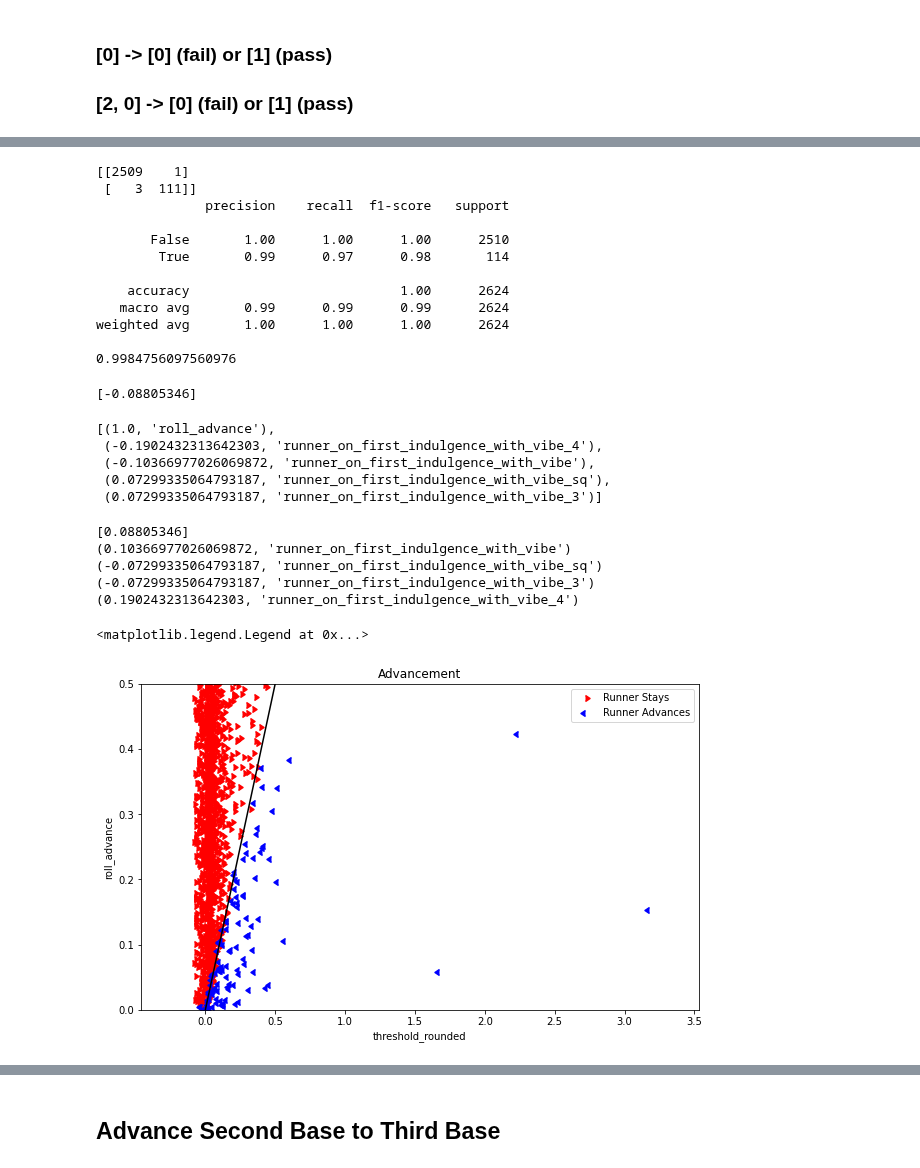
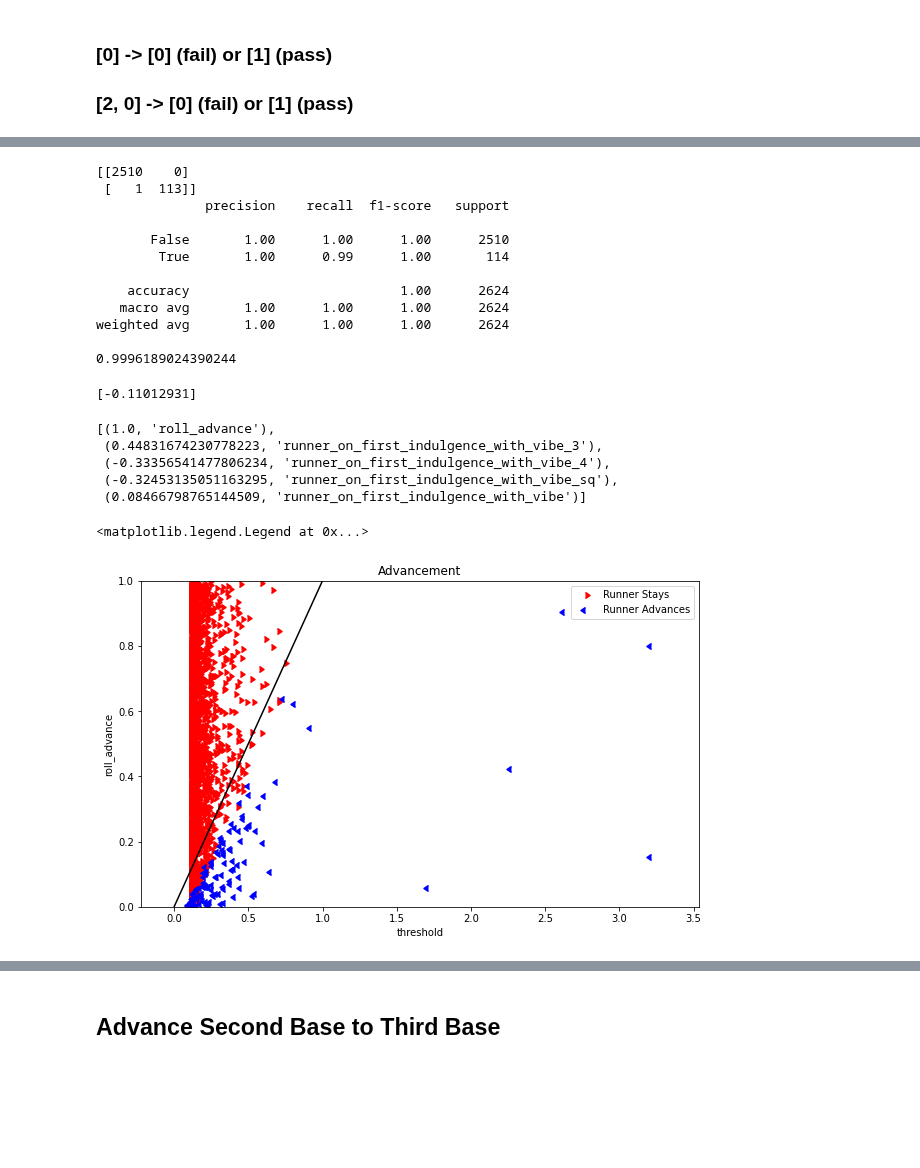
Before and after one commit to xSke/resim, a Jupyter notebook: notebooks/flyouts_master.ipynb, the cells around one changed output, grey strips where cells are left out. Saved outputs shown, nothing was run; the diff lists cells and outputs as text; code cells hidden in the pictures; blank space fills up the shorter version.

Commit message:
Update flyout advancement

```diff
--- a/notebooks/flyouts_master.ipynb
+++ b/notebooks/flyouts_master.ipynb
@@ -233,10 +233,12 @@ ax.hist(
 # print(dfc[dfc["baserunners_next"] == "[0]"][["baserunners_next","passed"]])
 # print(dfc[dfc["baserunners_next"] == "[1]"][["baserunners_next","passed"]])
 # print(dfc["passed"])
+# dfc = dfc[dfc['runner_on_first_indulgence_with_vibe']>0.5]
+# dfc['runner_on_first_indulgence_with_vibe'] -= 0.5
 dfc['roll_log'] = dfc['roll_advance'].apply(math.log)
 dfc['runner_on_first_indulgence_with_vibe_log'] = dfc['runner_on_first_indulgence_with_vibe'].apply(math.log)
 dfc['runner_on_first_indulgence_with_vibe_sq'] = dfc['runner_on_first_indulgence_with_vibe']**2
-dfc['runner_on_first_indulgence_with_vibe_3'] = dfc['runner_on_first_indulgence_with_vibe']**2
+dfc['runner_on_first_indulgence_with_vibe_3'] = dfc['runner_on_first_indulgence_with_vibe']**3
 dfc['runner_on_first_indulgence_with_vibe_4'] = dfc['runner_on_first_indulgence_with_vibe']**4
 X = dfc[
     [
@@ -244,6 +246,7 @@ X = dfc[
         "roll_advance",
         "passed",
         # "roll_avg",
+        # "batter_musclitude_with_vibe",
         # "batter_patheticism_with_vibe",
         # "batter_inv_patheticism_with_vibe",
         # "batter_inv_patheticism",
@@ -351,18 +354,18 @@ print(confusion_matrix(y, predictionsvm))
 print(classification_report(y, predictionsvm))
 print(trainedsvm.score(X2, y))
 # %% [output]
-[[2509    1]
- [   3  111]]
+[[2510    0]
+ [   1  113]]
               precision    recall  f1-score   support
 
        False       1.00      1.00      1.00      2510
-        True       0.99      0.97      0.98       114
+        True       1.00      0.99      1.00       114
 
     accuracy                           1.00      2624
-   macro avg       0.99      0.99      0.99      2624
+   macro avg       1.00      1.00      1.00      2624
 weighted avg       1.00      1.00      1.00      2624
 
-0.9984756097560976
+0.9996189024390244
 # %%
 coef = np.true_divide(trainedsvm.coef_, sc.scale_)
 coef_scaled = coef / coef[0, 0]
@@ -373,12 +376,12 @@ intercept_scaled = intercept / coef[0, 0]
 print(intercept_scaled)
 sorted(zip(coef_list, X.columns), key=lambda x: abs(x[0]), reverse=True)
 # %% [output]
-[-0.08805346]
+[-0.11012931]
 [(1.0, 'roll_advance'),
- (-0.1902432313642303, 'runner_on_first_indulgence_with_vibe_4'),
- (-0.10366977026069872, 'runner_on_first_indulgence_with_vibe'),
- (0.07299335064793187, 'runner_on_first_indulgence_with_vibe_sq'),
- (0.07299335064793187, 'runner_on_first_indulgence_with_vibe_3')]
+ (0.44831674230778223, 'runner_on_first_indulgence_with_vibe_3'),
+ (-0.33356541477806234, 'runner_on_first_indulgence_with_vibe_4'),
+ (-0.32453135051163295, 'runner_on_first_indulgence_with_vibe_sq'),
+ (0.08466798765144509, 'runner_on_first_indulgence_with_vibe')]
 # %%
 # Make scatter plot
 
@@ -388,51 +391,54 @@ sorted(zip(coef_list, X.columns), key=lambda x: abs(x[0]), reverse=True)
 dfc["threshold_rounded"] = -0.085 + 0.36*dfc["runner_on_first_indulgence_with_vibe"] - 0.38*dfc["runner_on_first_indulgence_with_vibe_sq"] \
                                   + 0.24*dfc["runner_on_first_indulgence_with_vibe_4"] \
                                   - 0.10*(dfc["ballpark_elongation"] - 0.5) - 0.10*(dfc["ballpark_inconvenience"] - 0.5)
+dfc["threshold_rounded"] = 0.01 + 0.08*dfc["runner_on_first_indulgence_with_vibe"] + 0.20*dfc["runner_on_first_indulgence_with_vibe_sq"] \
+                                  + 0.50*dfc["runner_on_first_indulgence_with_vibe_4"] \
+                                  - 0.10*(dfc["ballpark_elongation"] - 0.5) - 0.10*(dfc["ballpark_inconvenience"] - 0.5)
 # dfc["threshold_rounded"] = -0.09 + 0.39*dfc["runner_on_first_indulgence_with_vibe"] - 0.20*dfc["runner_on_first_indulgence_with_vibe_sq"] \
 #                                  - 0.20*dfc["runner_on_first_indulgence_with_vibe_3"] + 0.24*dfc["runner_on_first_indulgence_with_vibe_4"]
 # dfc["threshold_rounded"] = 0.50 + 0.35 * dfc["runner_on_third_indulgence_with_vibe"] - 0.10 * (dfc['ballpark_elongation'] - 0.50)
 
+# Tests
+# dfc["roll_advance"] += 0.10*(dfc["ballpark_elongation"]+dfc["ballpark_inconvenience"] - 1.0)
+# print(dfc[(dfc["runner_on_first_indulgence_with_vibe"]<0.5)&(dfc["passed"])][['roll_advance','threshold_rounded','runner_on_first_indulgence_with_vibe']])
+# print(dfc[(dfc["roll_advance"]<0.01)&(dfc["passed"])][['roll_advance','threshold_rounded','runner_on_first_indulgence_with_vibe']])
+# print(dfc[(dfc["roll_advance"]<0.01)&(~dfc["passed"])][['roll_advance','threshold_rounded','runner_on_first_indulgence_with_vibe']])
+
 # SVC threshold
 dfc["threshold"] = -intercept_scaled[0]
-print(-intercept_scaled)
 for pair in zip(-np.array(coef_list), X.columns):
     if pair[1] != "roll_advance":
-        print(pair)
         dfc["threshold"] += pair[0] * dfc[pair[1]]
 # dfc["threshold_rounded"] = dfc["threshold_rounded"].clip(lower=0.001)
 
-x_val = "threshold_rounded"
+x_val = "threshold"
+# x_val = "runner_on_first_indulgence_with_vibe"
 fig, ax = plt.subplots(1, figsize=(10, 6), facecolor='white')
 ax.scatter(
     dfc[~dfc["passed"]][x_val],
     dfc[~dfc["passed"]]["roll_advance"],
     color="red",
     label="Runner Stays",
     marker=CARETRIGHTBASE,
 )
 ax.scatter(
     dfc[dfc["passed"]][x_val],
     dfc[dfc["passed"]]["roll_advance"],
     color="blue",
     label="Runner Advances",
     marker=CARETLEFTBASE,
 )
 ax.set_xlabel(x_val)
 ax.set_ylabel("roll_advance")
 ax.set_title("Advancement")
-# ax.set_xlim(0.484, 0.499)
-ax.set_ylim(0, 0.5)
+# ax.set_xlim(-0.1, 0.7)
+ax.set_ylim(0, 1)
 ax.plot(ax.get_xlim(), ax.get_xlim(), "k")
 
 ax.legend()
 # %% [output]
-[0.08805346]
-(0.10366977026069872, 'runner_on_first_indulgence_with_vibe')
-(-0.07299335064793187, 'runner_on_first_indulgence_with_vibe_sq')
-(-0.07299335064793187, 'runner_on_first_indulgence_with_vibe_3')
-(0.1902432313642303, 'runner_on_first_indulgence_with_vibe_4')
+<matplotlib.legend.Legend at 0x...>
-<matplotlib.legend.Legend at 0x...>
-[figure, old version]
+[figure, new version]
 # %%
 # Plot outliers
 dfc["offset"] = dfc["roll_advance"] - dfc["threshold_rounded"]
```
Also changed, not shown: parts of 2 cells of this notebook.
